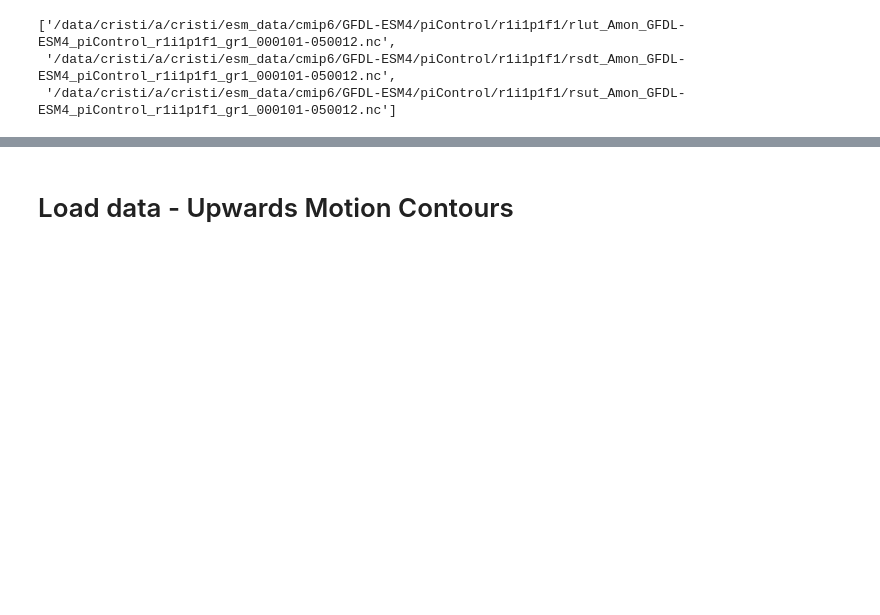
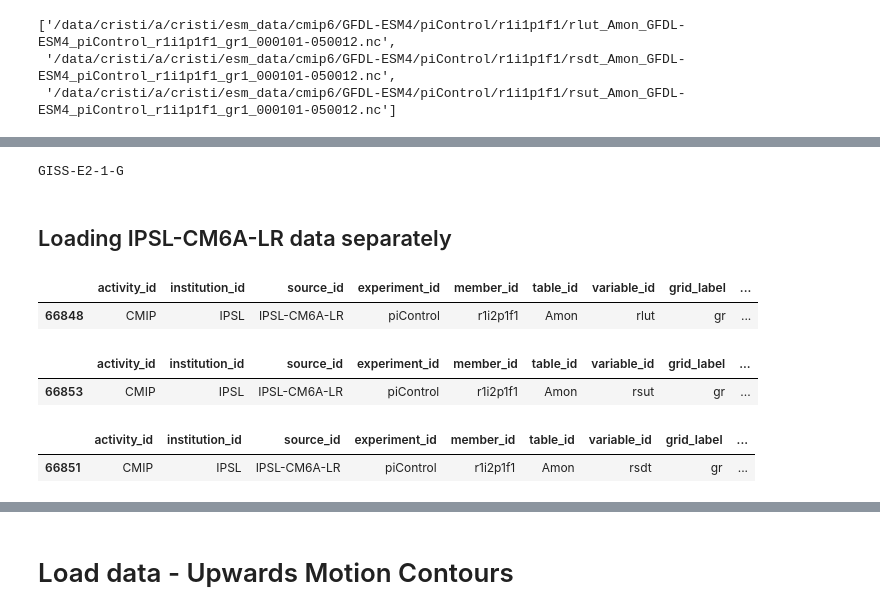
Before and after one commit to mailesasaki/cesmle_variability_analysis, a Jupyter notebook: energy_budget_variability/load_radiation_variability_data.ipynb, the cells around one changed output, grey strips where cells are left out. Drawn from its saved outputs; the diff is of its cells as text; code cells hidden in the pictures; blank space fills up the shorter version.

```diff
--- a/energy_budget_variability/load_radiation_variability_data.ipynb
+++ b/energy_budget_variability/load_radiation_variability_data.ipynb
@@ -810,0 +829,38 @@ Data variables:
+# %%
+new_lats=np.arange(-87,88,2)
+new_lons=np.arange(1,359,2)
+
+new_time_index=pd.date_range(start='1851-01-01',freq='M',periods=1500) #125 years
+new_time_index
+
+name = zstore.split('gs://cmip6/CMIP6/CMIP/')[1].replace('/','.')[:-1]
+name_list = name.split('.')
+name = name_list[1]
+print(name)
+ds_GISS = ds_GISS_rsdt.rsdt - ds_GISS_rlut.rlut - ds_GISS_rsut.rsut
+ds_GISS = ds_GISS.isel(time=slice(300,1800))
+ds_GISS = ds_GISS.assign_coords(time=new_time_index)
+ds_GISS_interp = ds_GISS.interp(lat=new_lats,lon=new_lons)
+ds_GISS_interp['name'] = name
+# %% [output]
+GISS-E2-1-G
+# %% [markdown]
+## Loading IPSL-CM6A-LR data separately
+# %%
+path_IPSL_rlut = df.query("activity_id=='CMIP' & table_id == 'Amon' & variable_id == 'rlut' & experiment_id == 'piControl' & source_id == 'IPSL-CM6A-LR'").head(1)
+path_IPSL_rsdt = df.query("activity_id=='CMIP' & table_id == 'Amon' & variable_id == 'rsdt' & experiment_id == 'piControl' & source_id == 'IPSL-CM6A-LR'").head(1)
+path_IPSL_rsut = df.query("activity_id=='CMIP' & table_id == 'Amon' & variable_id == 'rsut' & experiment_id == 'piControl' & source_id == 'IPSL-CM6A-LR'").head(1)
+path_IPSL_rlut
+# %% [output]
+|  | activity_id | institution_id | source_id | experiment_id | member_id | table_id | variable_id | grid_label | ... |
+| 66848 | CMIP | IPSL | IPSL-CM6A-LR | piControl | r1i2p1f1 | Amon | rlut | gr | ... |
+# %%
+path_IPSL_rsut
+# %% [output]
+|  | activity_id | institution_id | source_id | experiment_id | member_id | table_id | variable_id | grid_label | ... |
+| 66853 | CMIP | IPSL | IPSL-CM6A-LR | piControl | r1i2p1f1 | Amon | rsut | gr | ... |
+# %%
+path_IPSL_rsdt
+# %% [output]
+|  | activity_id | institution_id | source_id | experiment_id | member_id | table_id | variable_id | grid_label | ... |
+| 66851 | CMIP | IPSL | IPSL-CM6A-LR | piControl | r1i2p1f1 | Amon | rsdt | gr | ... |
```
Also changed, not shown: parts of 112 cells of this notebook.
